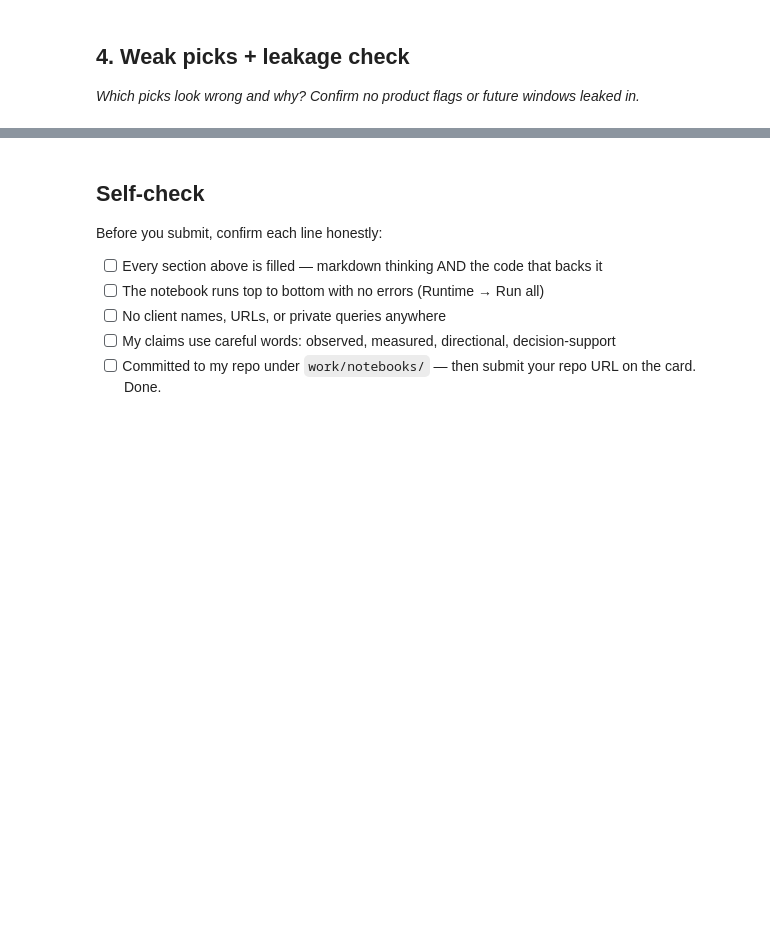
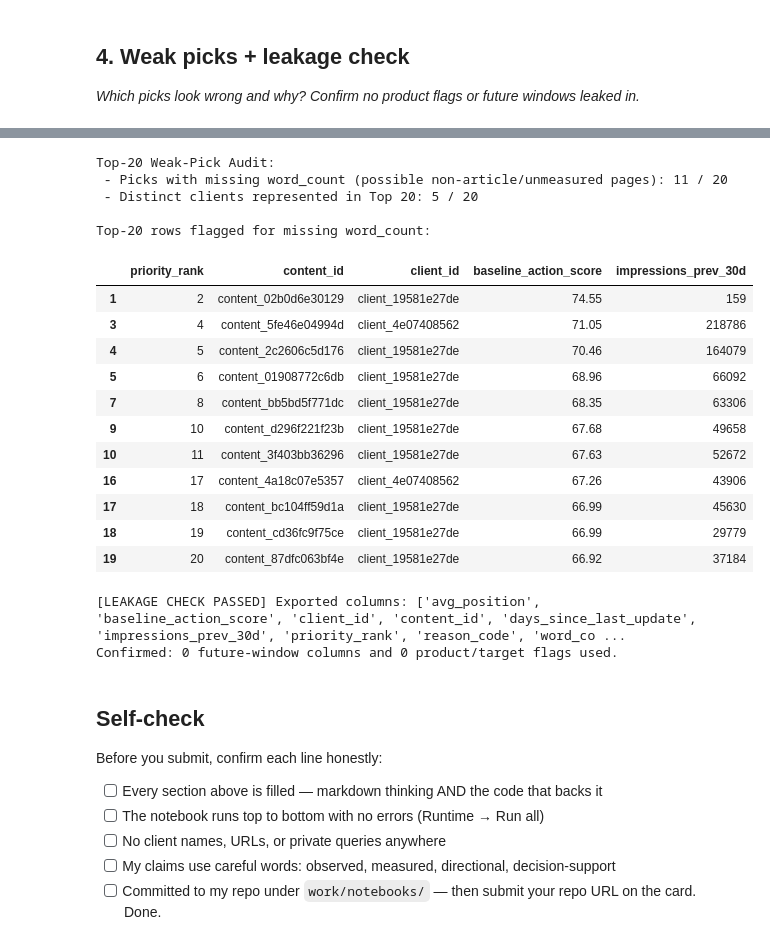
Before and after one commit to lakshmitejaswiniparuchuri/flyrank-ml-internship, a Jupyter notebook: work/notebooks/w04_baseline_score.ipynb, the cells around one changed output, grey strips where cells are left out. Cells and saved outputs as stored; diff of their text form; code cells hidden in the pictures; blank space fills up the shorter version.

```diff
--- a/work/notebooks/w04_baseline_score.ipynb
+++ b/work/notebooks/w04_baseline_score.ipynb
@@ -37,3 +228,52 @@ This skeleton is yours to fill. Work the sections **in order** — each one has
+# %%
+# 1. Inspect potential weak picks in the Top 20 (e.g., missing word_count or single-client concentration)
+missing_wc_top20 = top20["word_count"].isna().sum()
+unique_clients_top20 = top20["client_id"].nunique()
+print(f"Top-20 Weak-Pick Audit:")
+print(f" - Picks with missing word_count (possible non-article/unmeasured pages): {missing_wc_top20} / 20")
+print(f" - Distinct clients represented in Top 20: {unique_clients_top20} / 20")
+
+# Show any top-20 rows with missing word_count
+weak_rows = top20[top20["word_count"].isna()][["priority_rank", "content_id", "client_id", "baseline_action_score", "impressions_prev_30d"]]
+if len(weak_rows) > 0:
+    print("\nTop-20 rows flagged for missing word_count:")
+    display(weak_rows)
+
+# 2. Programmatic Leakage Check: assert zero future/label columns exist in the exported queue
+forbidden_leaky_cols = {
+    "impressions_last_30d",
+    "clicks_last_30d",
+    "sessions_last_30d",
+    "trend_direction",
+    "trend_pct",
+    "needs_refresh_proxy",
+}
+exported_cols = set(pd.read_csv("work/outputs/baseline_action_score.csv", nrows=1).columns)
+leaked_found = exported_cols.intersection(forbidden_leaky_cols)
+
+assert len(leaked_found) == 0, f"LEAKAGE DETECTED: {leaked_found}"
+print(f"\n[LEAKAGE CHECK PASSED] Exported columns: {sorted(exported_cols)}")
+print("Confirmed: 0 future-window columns and 0 product/target flags used.")
+# %% [output]
+Top-20 Weak-Pick Audit:
+ - Picks with missing word_count (possible non-article/unmeasured pages): 11 / 20
+ - Distinct clients represented in Top 20: 5 / 20
+
+Top-20 rows flagged for missing word_count:
+|  | priority_rank | content_id | client_id | baseline_action_score | impressions_prev_30d |
+| 1 | 2 | content_02b0d6e30129 | client_19581e27de | 74.55 | 159 |
+| 3 | 4 | content_5fe46e04994d | client_4e07408562 | 71.05 | 218786 |
+| 4 | 5 | content_2c2606c5d176 | client_19581e27de | 70.46 | 164079 |
+| 5 | 6 | content_01908772c6db | client_19581e27de | 68.96 | 66092 |
+| 7 | 8 | content_bb5bd5f771dc | client_19581e27de | 68.35 | 63306 |
+| 9 | 10 | content_d296f221f23b | client_19581e27de | 67.68 | 49658 |
+| 10 | 11 | content_3f403bb36296 | client_19581e27de | 67.63 | 52672 |
+| 16 | 17 | content_4a18c07e5357 | client_4e07408562 | 67.26 | 43906 |
+| 17 | 18 | content_bc104ff59d1a | client_19581e27de | 66.99 | 45630 |
+| 18 | 19 | content_cd36fc9f75ce | client_19581e27de | 66.99 | 29779 |
+| 19 | 20 | content_87dfc063bf4e | client_19581e27de | 66.92 | 37184 |
+[LEAKAGE CHECK PASSED] Exported columns: ['avg_position', 'baseline_action_score', 'client_id', 'content_id', 'days_since_last_update', 'impressions_prev_30d', 'priority_rank', 'reason_code', 'word_co ...
+Confirmed: 0 future-window columns and 0 product/target flags used.
 # %% [markdown]
 ## Self-check
 
```
Also changed, not shown: parts of 12 cells of this notebook.
